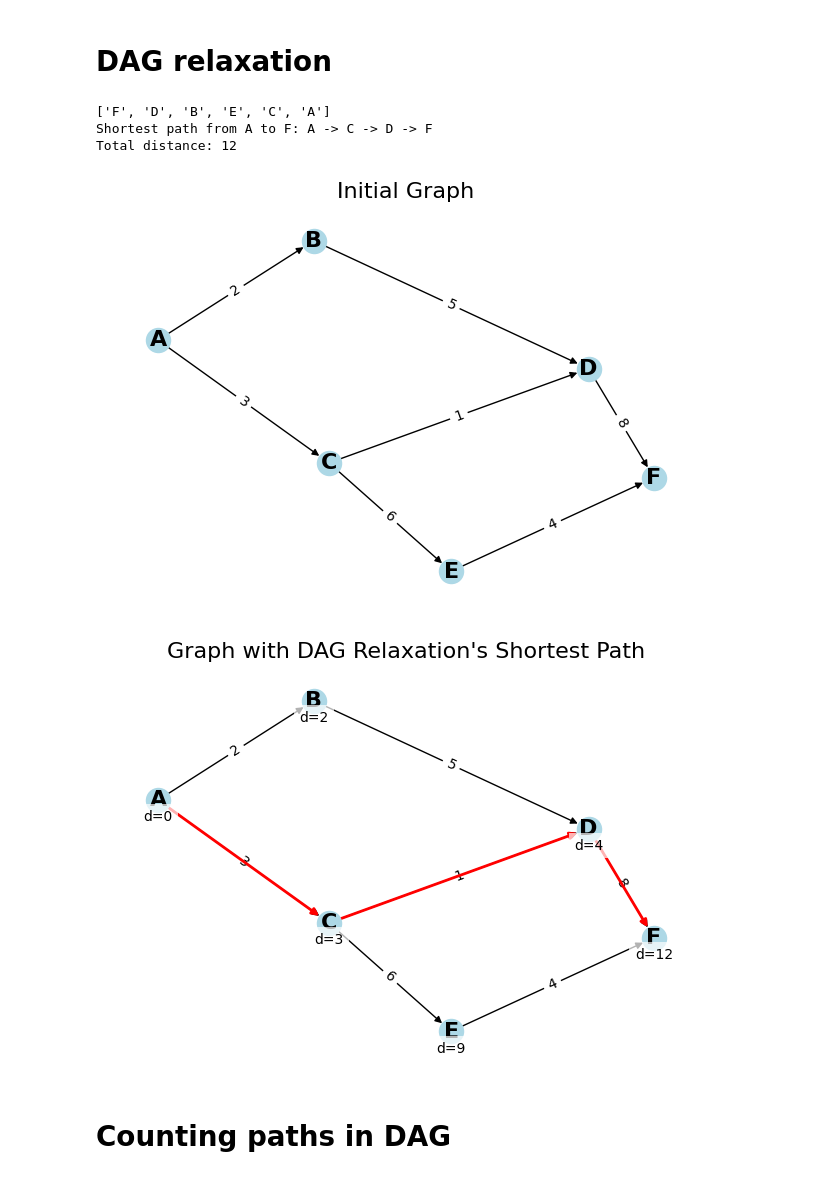
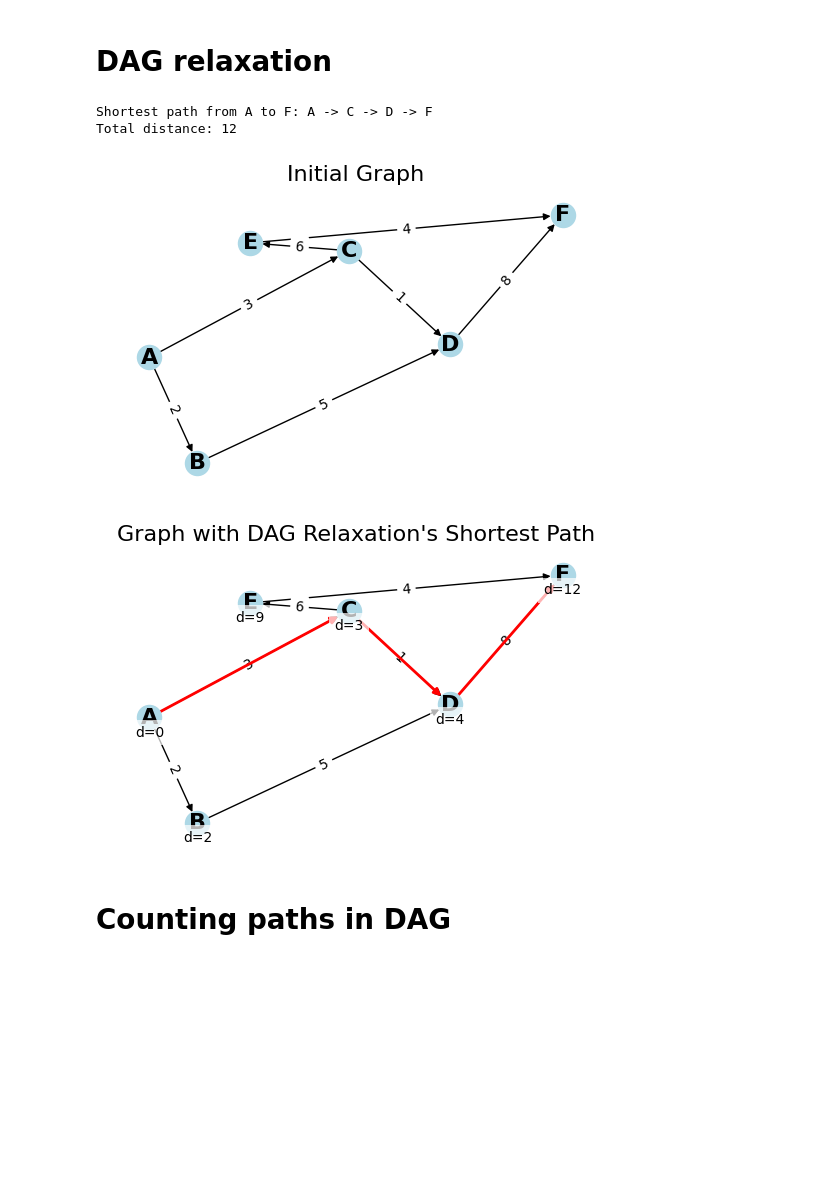
Before and after one commit to jakeoung/teach, a Jupyter notebook: alg/graph_dfs_dag.ipynb, the cells around one changed output. Cells and saved outputs as stored; diff of their text form; code cells hidden in the pictures; blank space fills up the shorter version.

```diff
--- a/alg/graph_dfs_dag.ipynb
+++ b/alg/graph_dfs_dag.ipynb
@@ -95,7 +95,7 @@ import matplotlib.pyplot as plt
 
 # utility function for drawing only
 def draw_graph(G, pos, title, path=None, distances=None):
-    plt.figure(figsize=(6, 4))
+    plt.figure(figsize=(5, 3))
     nx.draw(G, pos, with_labels=True, node_color='lightblue',
             node_size=300, font_size=16, font_weight='bold', arrows=True)
 
@@ -129,36 +129,35 @@ graph = {
 
 start_node = 'A'
 end_node = 'F'
 
 # Run Dijkstra's algorithm
 D, P = DAG_relaxation(graph, start_node)
 
 # Get the shortest path
 shortest_path = get_path(P, start_node, end_node)
 
 print(f"Shortest path from {start_node} to {end_node}: {' -> '.join(shortest_path)}")
 print(f"Total distance: {D[end_node]}")
 
 # Create a NetworkX graph
 G = nx.DiGraph(graph)
 pos = nx.spring_layout(G)
 
 # for each edge in graph add the weight using nx.set_edge_attributes
 for u, neighbors in graph.items():
     for v, weight in neighbors.items():
         G[u][v]['weight'] = weight
 
 # Draw the initial graph
 draw_graph(G, pos, "Initial Graph")
 
 # Draw the graph with Dijkstra's shortest path
 draw_graph(G, pos, "Graph with DAG Relaxation's Shortest Path", shortest_path, D)
 # %% [output]
-['F', 'D', 'B', 'E', 'C', 'A']
 Shortest path from A to F: A -> C -> D -> F
 Total distance: 12
-[figure, old version]
+[figure, new version]
-[figure, old version]
+[figure, new version]
 # %% [markdown]
 # Counting paths in DAG
 # %%
```
Also changed, not shown: parts of 1 cell of this notebook.
